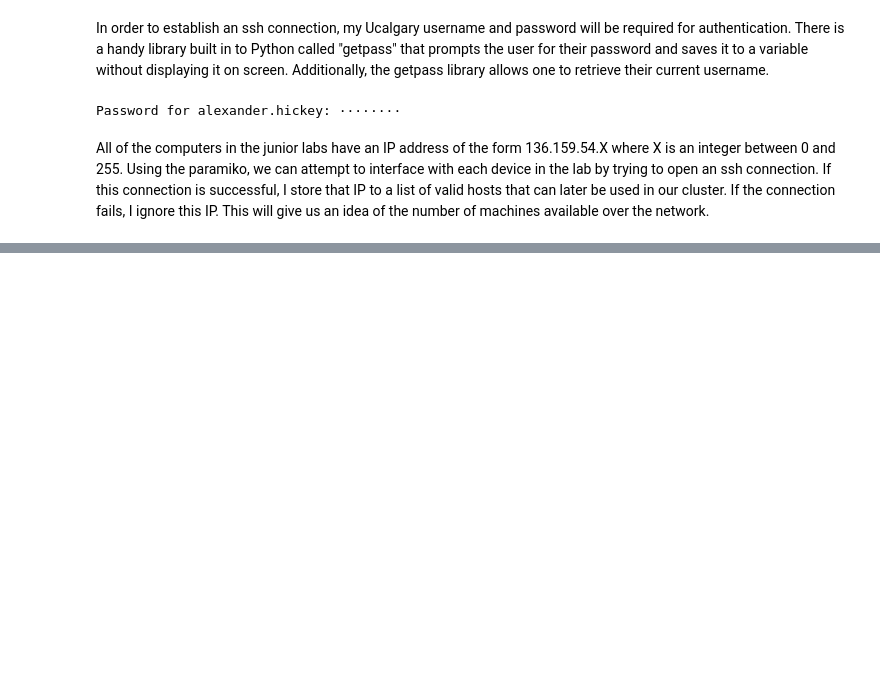
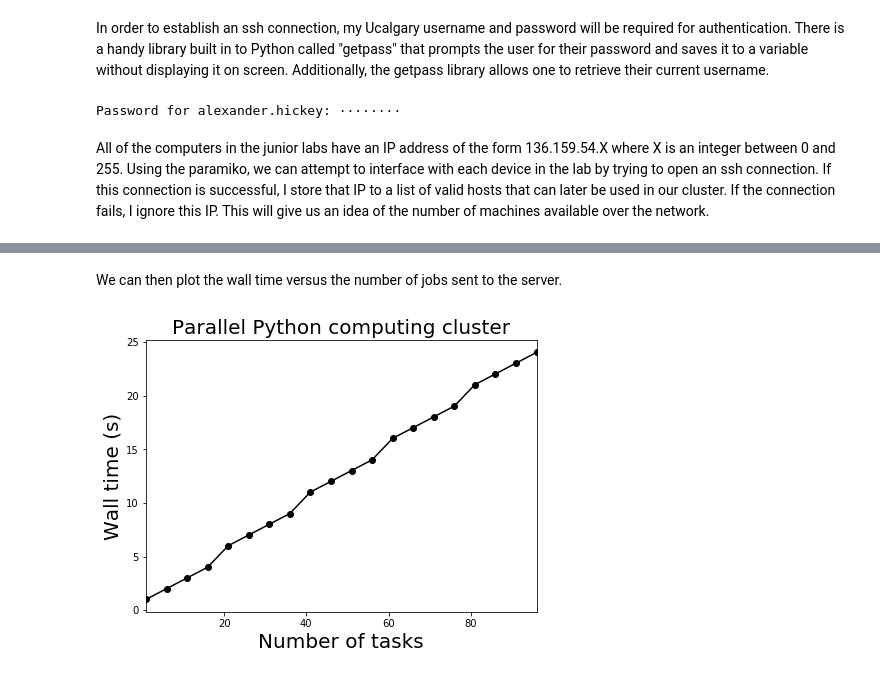
Before and after one commit to AlexanderHickey/PHYS581, a Jupyter notebook: Report 1 - Multiprocessing/Report 1 - Multiprocessing.ipynb, the cells around one changed output, grey strips where cells are left out. Saved outputs shown, nothing was run; the diff lists cells and outputs as text; code cells hidden in the pictures; blank space fills up the shorter version.

```diff
--- a/Report 1 - Multiprocessing/Report 1 - Multiprocessing.ipynb
+++ b/Report 1 - Multiprocessing/Report 1 - Multiprocessing.ipynb
@@ -195,0 +142,31 @@ Finally, it is probably a good idea to kill the ppserver.py process on each of t
+# %%
+def sleep(x):
+    '''
+    This function will cause a 1second delay
+    and return the number 1
+    '''
+
+    #Delay by 1 second
+    time.sleep(1)
+
+    #return 1
+
+#Iterate over number of total tasks and record wall time
+num_tasks = [j for j in range(1,100,5)]
+time_list = []
+
+for N in num_tasks:
+
+    print(N)
+
+    #Initialize time
+    t0 = time.time()
+
+    #Submit N jobs to server
+    jobs = [job_server.submit(sleep, modules = ('time',)) for i in range(N)]
+
+    #Wait for all jobs on server to finish before continuing
+    job_server.wait()
+
+    #Record time difference
+    time_list.append(time.time()-t0)
@@ -195,0 +194,14 @@ Finally, it is probably a good idea to kill the ppserver.py process on each of t
+# %% [markdown]
+We can then plot the wall time versus the number of jobs sent to the server.
+# %%
+plt.figure(figsize = (7,5))
+
+plt.plot(num_tasks,time_list, color = 'black', marker = 'o')
+plt.xlim(min(num_tasks),max(num_tasks))
+plt.xlabel('Number of tasks',fontsize = 20)
+plt.ylabel('Wall time (s)', fontsize = 20)
+plt.title('Parallel Python computing cluster', fontsize = 20)
+
+plt.show()
+# %% [output]
+[figure, added]
```
Also changed, not shown: parts of 22 cells of this notebook, 3 other files.
